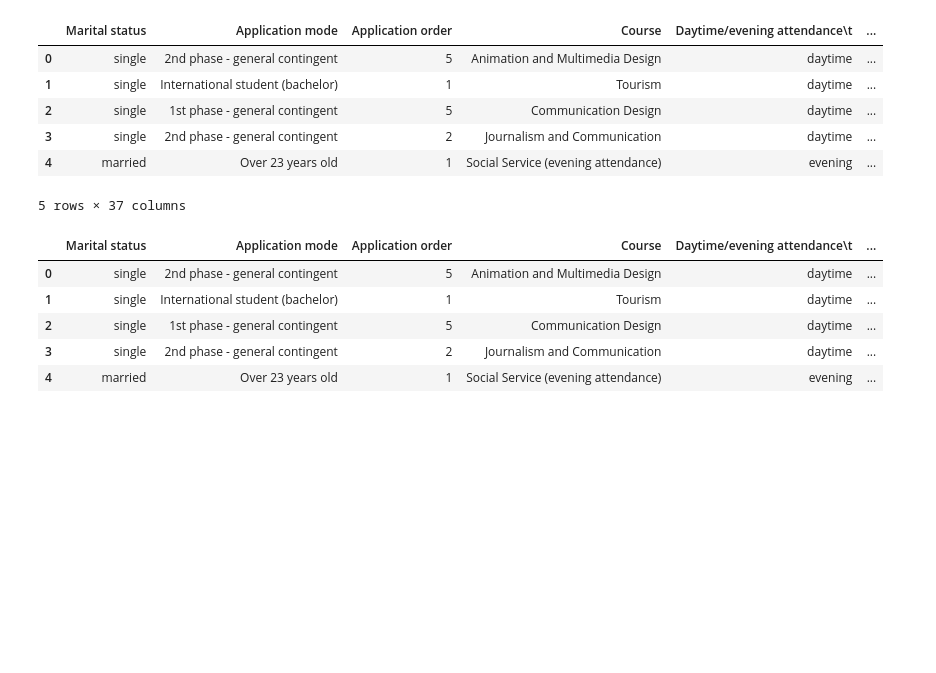
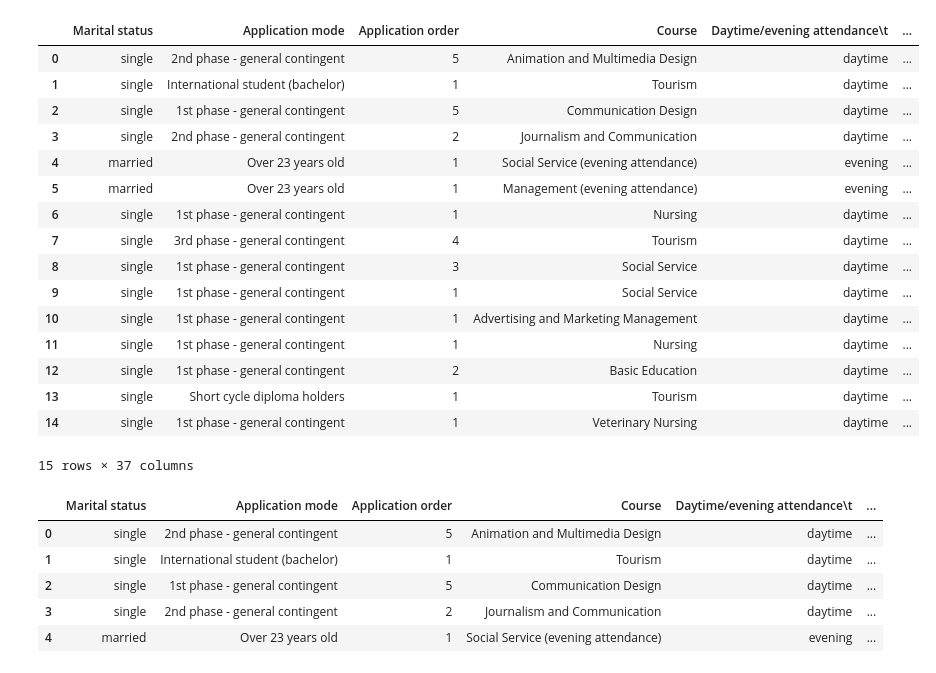
Before and after one commit to MidnightAlex6/Machine-Learning-Project, a Jupyter notebook: Python/random_forest_model.ipynb, the cells around one changed output. Drawn from its saved outputs; the diff is of its cells as text; code cells hidden in the pictures; blank space fills up the shorter version.

```diff
--- a/Python/random_forest_model.ipynb
+++ b/Python/random_forest_model.ipynb
@@ -11,19 +11,29 @@ from sklearn.metrics import confusion_matrix, accuracy_score, classification_rep
 # %%
 # Make a reference to the modified_data.csv file path
 csv_path = "../Data/modified_data.csv"
 
 # Import the data.csv file as a DataFrame
 df = pd.read_csv(csv_path)
 
-df.head(5)
+df.head(15)
 # %% [output]
 |  | Marital status | Application mode | Application order | Course | Daytime/evening attendance\t | ... |
 | 0 | single | 2nd phase - general contingent | 5 | Animation and Multimedia Design | daytime | ... |
 | 1 | single | International student (bachelor) | 1 | Tourism | daytime | ... |
 | 2 | single | 1st phase - general contingent | 5 | Communication Design | daytime | ... |
 | 3 | single | 2nd phase - general contingent | 2 | Journalism and Communication | daytime | ... |
 | 4 | married | Over 23 years old | 1 | Social Service (evening attendance) | evening | ... |
+| 5 | married | Over 23 years old | 1 | Management (evening attendance) | evening | ... |
+| 6 | single | 1st phase - general contingent | 1 | Nursing | daytime | ... |
+| 7 | single | 3rd phase - general contingent | 4 | Tourism | daytime | ... |
+| 8 | single | 1st phase - general contingent | 3 | Social Service | daytime | ... |
+| 9 | single | 1st phase - general contingent | 1 | Social Service | daytime | ... |
+| 10 | single | 1st phase - general contingent | 1 | Advertising and Marketing Management | daytime | ... |
+| 11 | single | 1st phase - general contingent | 1 | Nursing | daytime | ... |
+| 12 | single | 1st phase - general contingent | 2 | Basic Education | daytime | ... |
+| 13 | single | Short cycle diploma holders | 1 | Tourism | daytime | ... |
+| 14 | single | 1st phase - general contingent | 1 | Veterinary Nursing | daytime | ... |
-5 rows × 37 columns
+15 rows × 37 columns
 # %%
 scaled_df = df.copy()
 # %%
```
